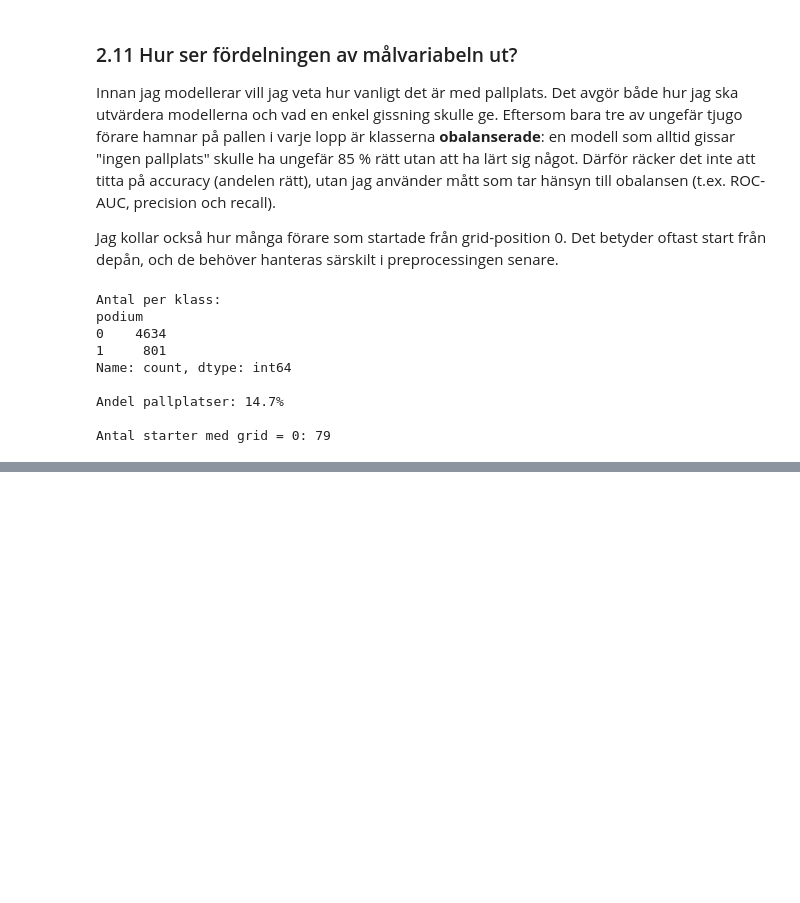
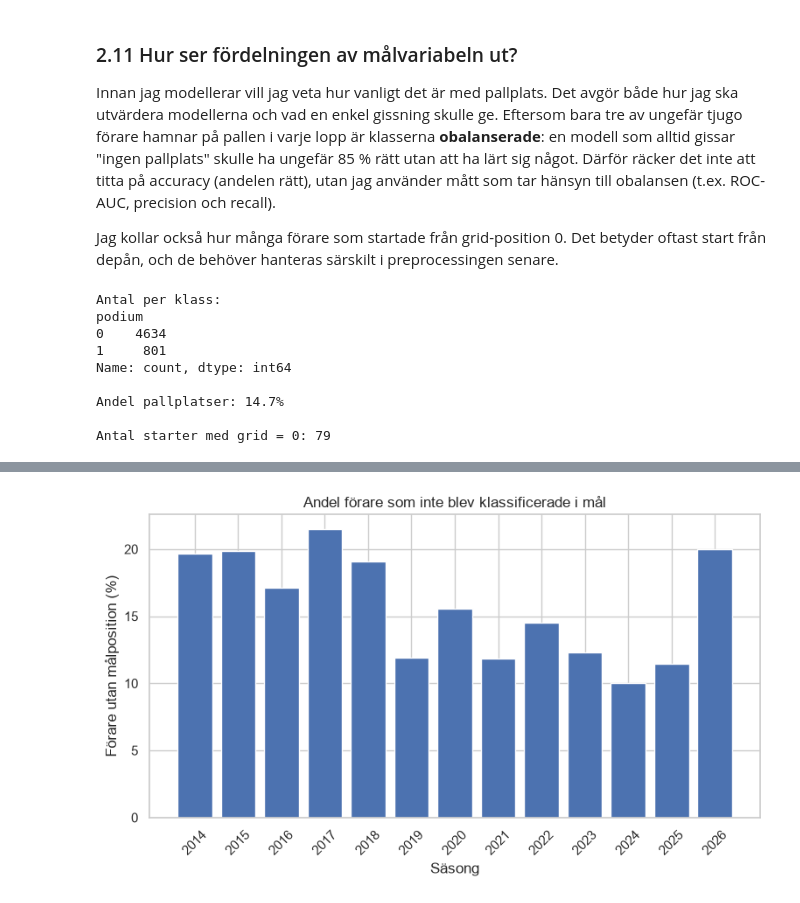
Before and after one commit to felixalfred/f1-podium-prediction, a Jupyter notebook: notebooks/f1_podium_prediction.ipynb, the cells around one changed output, grey strips where cells are left out. Drawn from its saved outputs; the diff is of its cells as text; code cells hidden in the pictures; blank space fills up the shorter version.

```diff
--- a/notebooks/f1_podium_prediction.ipynb
+++ b/notebooks/f1_podium_prediction.ipynb
@@ -302,0 +384,14 @@ Antal starter med grid = 0: 79
+# %%
+# Andel förare utan målposition (%) per säsong
+not_classified_by_year = df["position"].isna().groupby(df["year"]).mean() * 100
+
+fig, ax = plt.subplots(figsize=(9, 4.5))
+ax.bar(not_classified_by_year.index, not_classified_by_year.values, color="#4C72B0")
+ax.set_xlabel("Säsong")
+ax.set_ylabel("Förare utan målposition (%)")
+ax.set_title("Andel förare som inte blev klassificerade i mål")
+ax.set_xticks(not_classified_by_year.index)
+ax.tick_params(axis="x", rotation=45)
+plt.show()
+# %% [output]
+[figure, added]
```
Also changed, not shown: parts of 15 cells of this notebook.
